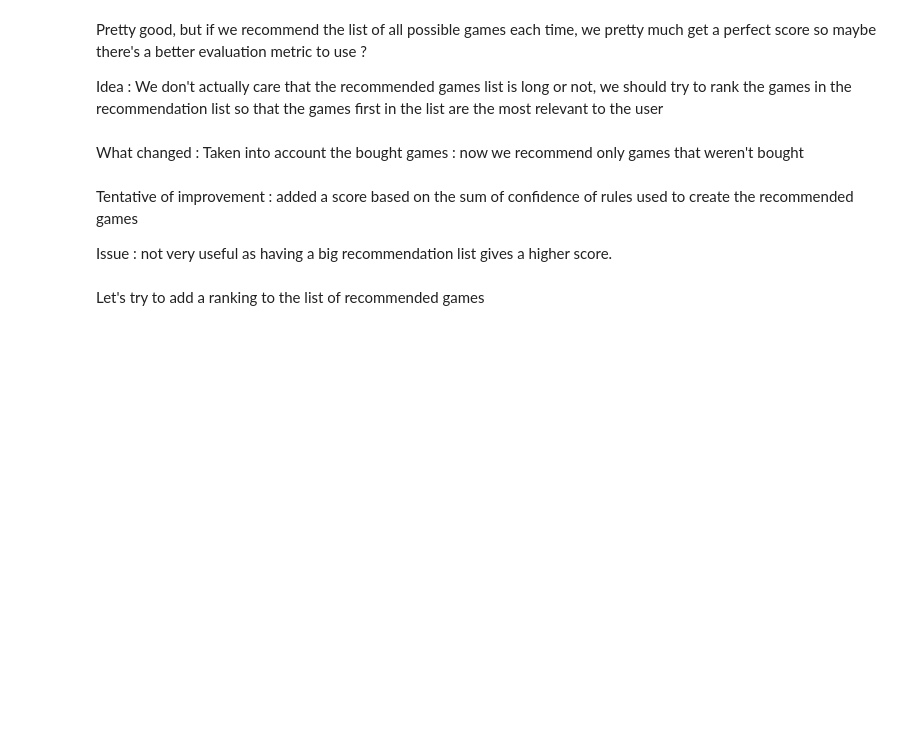
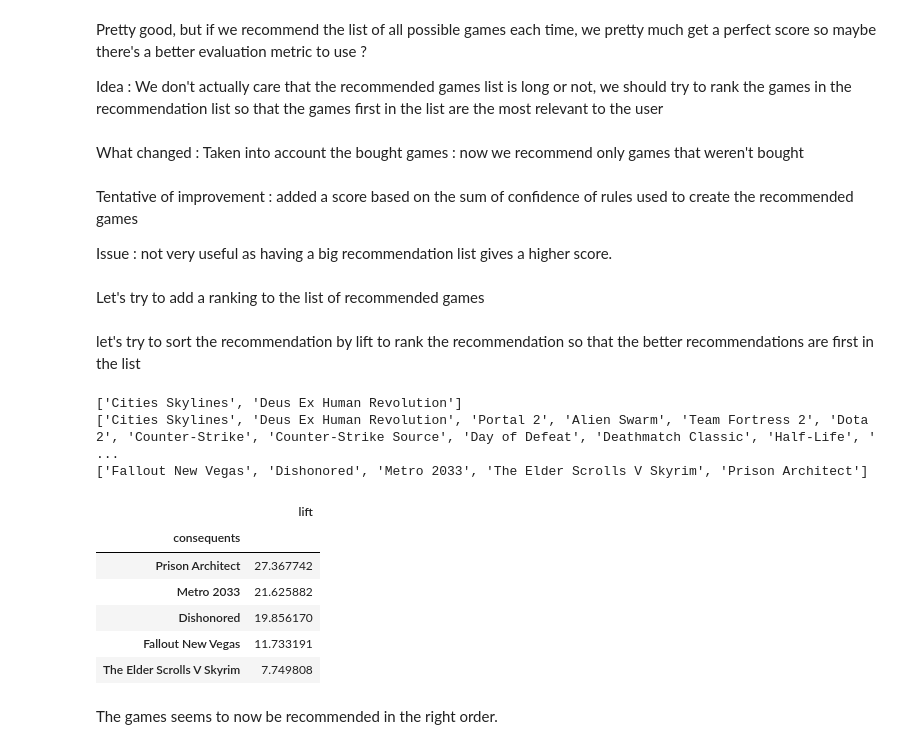
Before and after one commit to Vbardusco/sd201-steam-recommendations, a Jupyter notebook: kaggle_dataset/fis_progress.ipynb, the cells around one changed output. Drawn from its saved outputs; the diff is of its cells as text; code cells hidden in the pictures; blank space fills up the shorter version.

```diff
--- a/kaggle_dataset/fis_progress.ipynb
+++ b/kaggle_dataset/fis_progress.ipynb
@@ -135,16 +136,18 @@ ar.sort_values(by=['lift'], ascending=False)
 def recommendation_ar(played_games, fis, ar, bought_games):
     item_set_tmp = frozenset()
     score = 0.0
+    rules_indexes = []
     for i in range(ar.shape[0]):
         if( set(ar.iloc[i][0]).issubset(set(played_games))):
             #print("antecedent : " + str(list(ar.iloc[i][0])) + " | consequent : " + str(list(ar.iloc[i][1])) + " | confidence : " + str(ar.iloc[i][5]))
             item_set_tmp = frozenset.union(item_set_tmp,ar.iloc[i][1])
             score = score + ar.iloc[i][5]
+            rules_indexes = rules_indexes + list([i])
     #if(one):
     #    for i in range(fis.shape[0]):
     #       if(set(librairy).issubset(set(fis.iloc[i][1]))):
     #            item_set_tmp = frozenset.union(item_set_tmp,fis.iloc[i][1])
     item_set = list(frozenset.difference(item_set_tmp, bought_games))
-    return item_set,score
+    return item_set,score,rules_indexes
 # %%
 
@@ -162,6 +179,7 @@ for i in range (1):
 # %%
 ar = association_rules(fis, metric="confidence", min_threshold=0.2)
-ar.sort_values(by=[ 'lift','confidence'], ascending=False)
+ar = ar.sort_values(by=[ 'lift','confidence'], ascending=False)
+ar
 # %% [output]
 |  | antecedents | consequents | antecedent support | consequent support | support | confidence | lift | ... |
 | 7933 | (Call of Duty Modern Warfare 2, C... | (Call of Duty Modern Warfare 2 - ... | 0.006608 | 0.006784 | 0.005639 | 0.853333 | 125.783550 | ... |
@@ -181,13 +199,15 @@ librairy = ['Cities Skylines']
 print(librairy)
 print(recommendation_ar(librairy, fis, ar, []))
 
-for i in range (10):
+for i in range (1):
     print(i)
     played_games_i = joined.iloc[i][1]
     bought_games_i = joined.iloc[i][2]
     print(played_games_i)
     print(bought_games_i)
-    print(recommendation_ar(played_games_i, fis, ar, bought_games_i))
+    rec,score,ind = recommendation_ar(played_games_i, fis, ar, bought_games_i)
+    print(rec)
+    print(len(ind))
     print('\n')
 # %% [output]
 ['Cities Skylines']
@@ -552,3 +562,42 @@ Tentative of improvement : added a score based on the sum of confidence of rules
 Issue : not very useful as having a big recommendation list gives a higher score.
 # %% [markdown]
 Let's try to add a ranking to the list of recommended games
+# %% [markdown]
+let's try to sort the recommendation by lift to rank the recommendation so that the better recommendations are first in the list
+# %%
+def sort_rec(rec,score,ind,ar):
+    recrule = ar.iloc[ind]
+    for i in range(len(ind)):
+        recrule.iat[i,6] = recrule.iat[i,6]/len(recrule.iat[i,1])
+    recrule = recrule.sort_values(by=[ 'lift','confidence'], ascending=False)
+    recrule = recrule.drop(['antecedents','antecedent support','consequent support','support','confidence','leverage','conviction'],axis=1)
+    recrule = recrule.explode('consequents')
+    recrule = recrule.groupby('consequents',as_index=False).mean()
+    recrule = recrule.sort_values(by=[ 'lift'], ascending=False)
+    recrule = recrule.set_index('consequents')
+    recrule = recrule.loc[rec]
+    recrule = recrule.sort_values(by=[ 'lift'], ascending=False)
+    return recrule
+# %%
+i=0
+played_games_i = j.iloc[i][1]
+bought_games_i = j.iloc[i][2]
+print(played_games_i)
+print(bought_games_i)
+rec,score,ind = recommendation_ar(played_games_i, fis, ar2, bought_games_i)
+print(rec)
+recrule = sort_rec(rec,score,ind,ar2)
+recrule
+# %% [output]
+['Cities Skylines', 'Deus Ex Human Revolution']
+['Cities Skylines', 'Deus Ex Human Revolution', 'Portal 2', 'Alien Swarm', 'Team Fortress 2', 'Dota 2', 'Counter-Strike', 'Counter-Strike Source', 'Day of Defeat', 'Deathmatch Classic', 'Half-Life', ' ...
+['Fallout New Vegas', 'Dishonored', 'Metro 2033', 'The Elder Scrolls V Skyrim', 'Prison Architect']
+|  | lift |
+| consequents |  |
+| Prison Architect | 27.367742 |
+| Metro 2033 | 21.625882 |
+| Dishonored | 19.856170 |
+| Fallout New Vegas | 11.733191 |
+| The Elder Scrolls V Skyrim | 7.749808 |
+# %% [markdown]
+The games seems to now be recommended in the right order.
```
Also changed, not shown: parts of 4 cells of this notebook.
